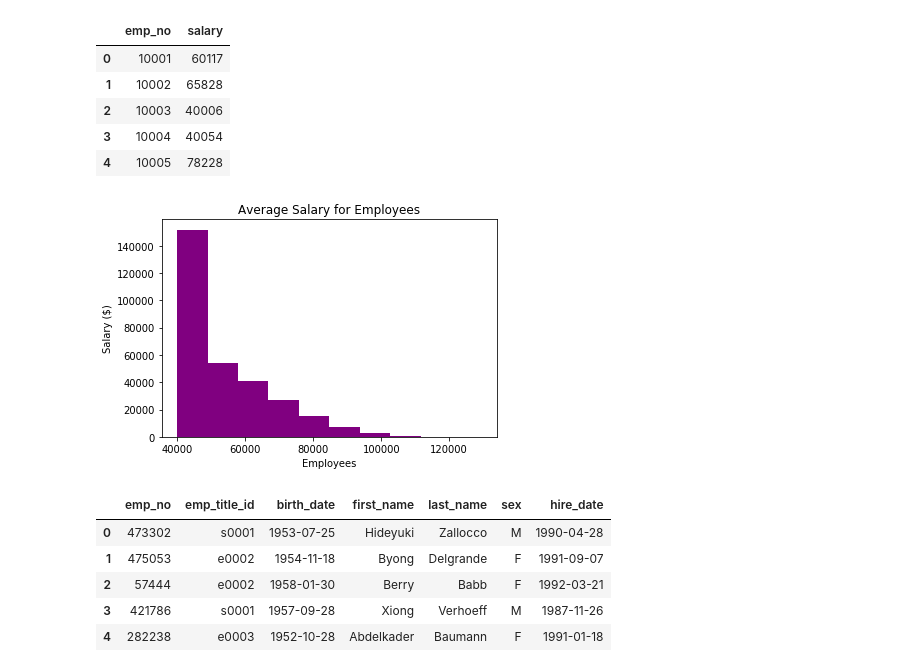
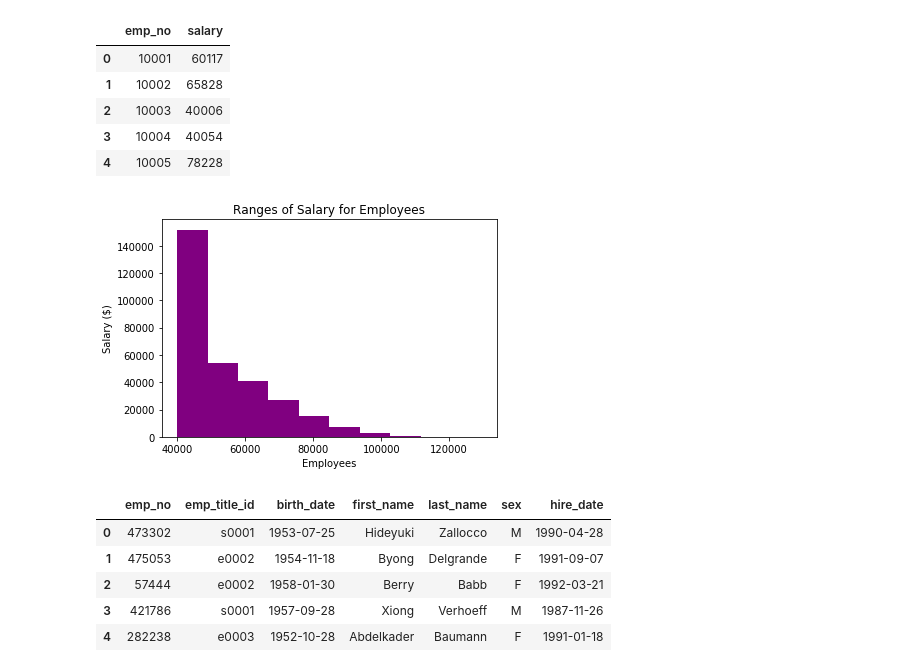
Before and after one commit to minerva-b/SQL-Challenge, a Jupyter notebook: EmployeeSQL/Bonus/Bonus_Analysis.ipynb, the cells around one changed output. Cells and saved outputs as stored; diff of their text form; code cells hidden in the pictures.

Commit message:
Updating name of histogram; bonus completed.

```diff
--- a/EmployeeSQL/Bonus/Bonus_Analysis.ipynb
+++ b/EmployeeSQL/Bonus/Bonus_Analysis.ipynb
@@ -24,12 +24,12 @@ emp_salaries.head()
 # %%
 # Creating a histogram to visualize the most common salary ranges for employees:
 emp_salaries['salary'].plot(kind='hist', color='purple')
-plt.title('Average Salary for Employees')
+plt.title('Ranges of Salary for Employees')
 plt.xlabel('Employees')
 plt.ylabel('Salary ($)')
 plt.show()
 # %% [output]
-[figure, old version]
+[figure, new version]
 # %%
 # Reading the 'employees' and 'titles' CSV files:
 employees = pd.read_sql("SELECT * FROM employees", connection)
```
